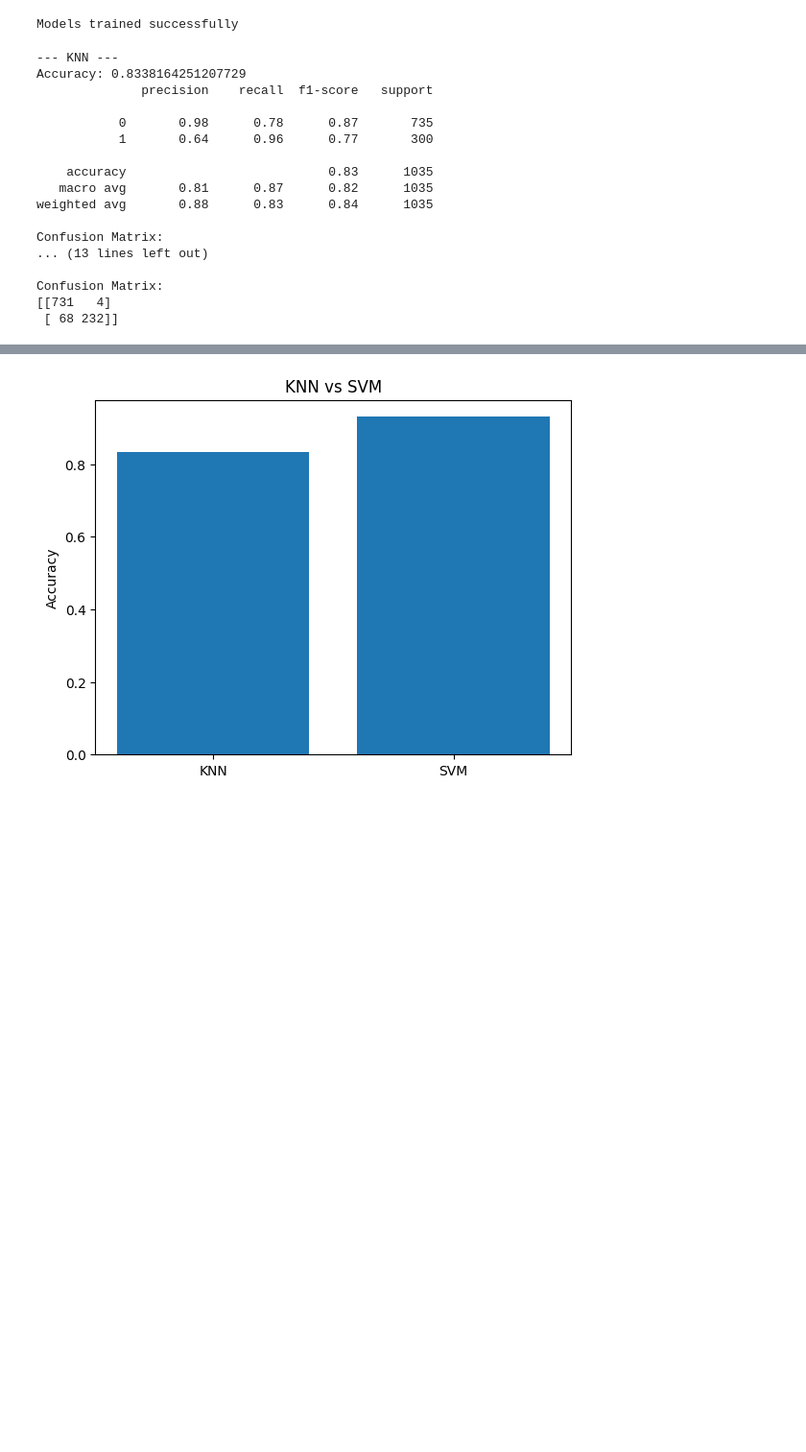
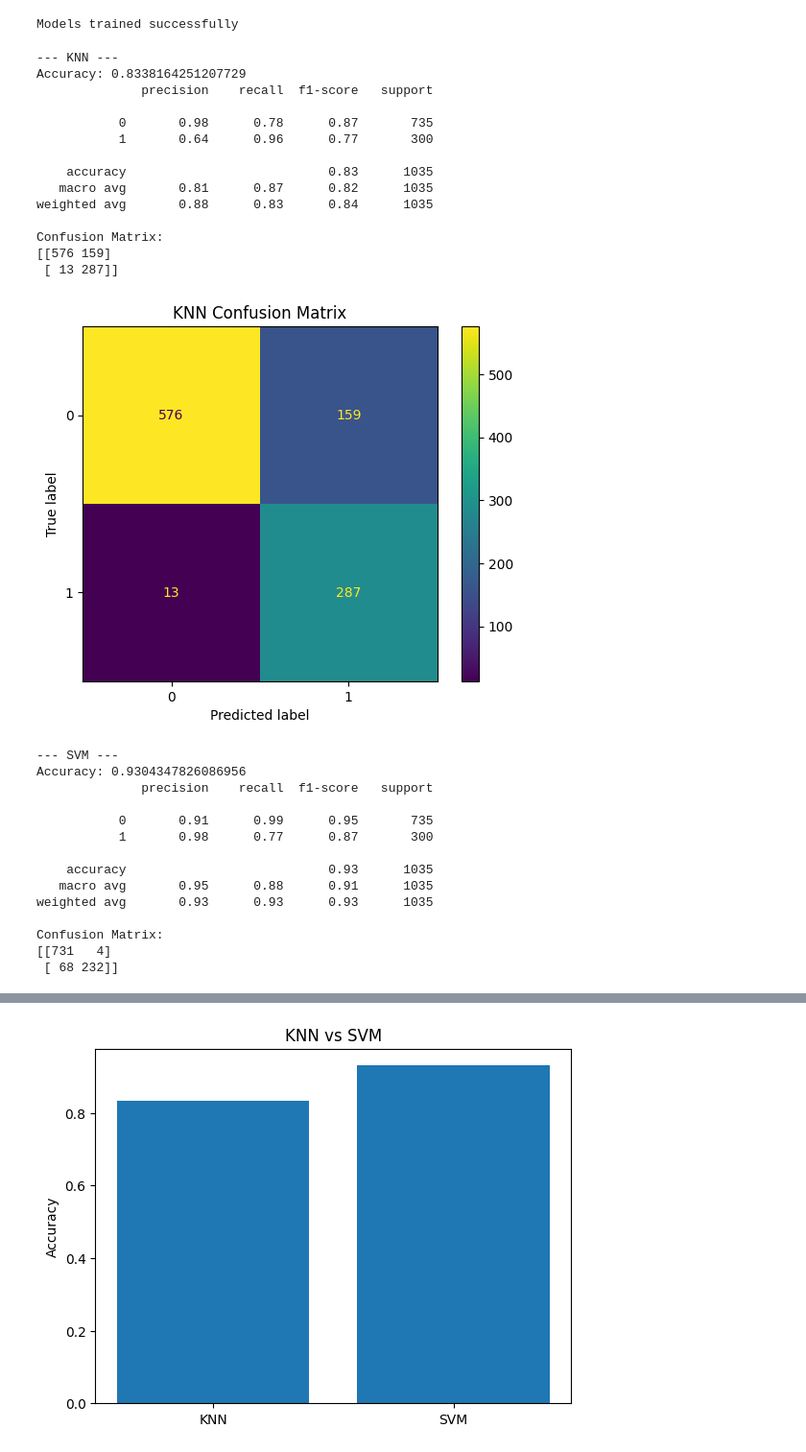
Before and after one commit to pict888/lp3, a Jupyter notebook: B2.ipynb, the cells around one changed output, grey strips where cells are left out. Shown at 96% size. Cells and saved outputs as stored; diff of their text form; code cells hidden in the pictures; blank space fills up the shorter version.

```diff
--- a/B2.ipynb
+++ b/B2.ipynb
@@ -69,28 +67,44 @@ Models trained successfully
 # %%
 for name, model in [('KNN', knn), ('SVM', svm)]:
     pred = model.predict(X_test)
 
     print(f"\n--- {name} ---")
     print("Accuracy:", accuracy_score(y_test, pred))
     print(classification_report(y_test, pred))
 
     print("Confusion Matrix:")
     print(confusion_matrix(y_test, pred))
+
+    ConfusionMatrixDisplay.from_estimator(model, X_test, y_test)
+    plt.title(f'{name} Confusion Matrix')
+    plt.show()
 # %% [output]
 --- KNN ---
 Accuracy: 0.8338164251207729
               precision    recall  f1-score   support
 
            0       0.98      0.78      0.87       735
            1       0.64      0.96      0.77       300
 
     accuracy                           0.83      1035
    macro avg       0.81      0.87      0.82      1035
 weighted avg       0.88      0.83      0.84      1035
 
 Confusion Matrix:
-... (13 lines left out)
-
-Confusion Matrix:
-[[731   4]
- [ 68 232]]
+[[576 159]
+ [ 13 287]]
+[figure, added]
+--- SVM ---
+Accuracy: 0.9304347826086956
+              precision    recall  f1-score   support
+
+           0       0.91      0.99      0.95       735
+           1       0.98      0.77      0.87       300
+
+    accuracy                           0.93      1035
+   macro avg       0.95      0.88      0.91      1035
+weighted avg       0.93      0.93      0.93      1035
+
+Confusion Matrix:
+[[731   4]
+ [ 68 232]]
```
Also changed, not shown: parts of 5 cells of this notebook, 4 other files.
